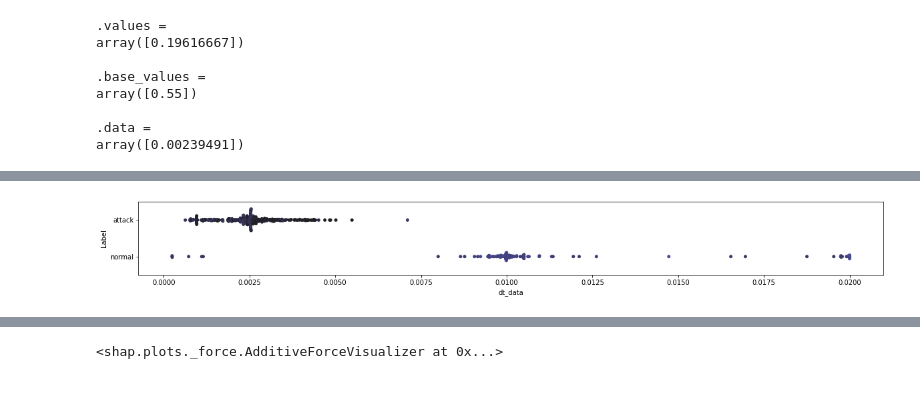
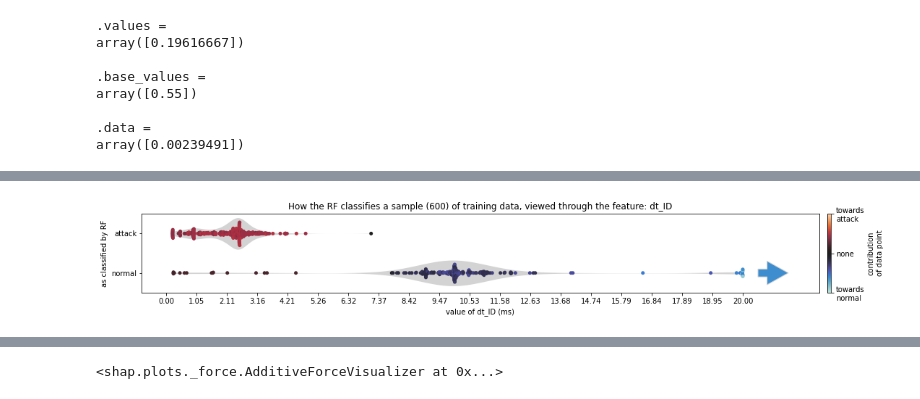
Before and after one commit to hampu5/ml-classify, a Jupyter notebook: ml_classify/rf-book.ipynb, the cells around one changed output, grey strips where cells are left out. Saved outputs shown, nothing was run; the diff lists cells and outputs as text; code cells hidden in the pictures.

Commit message:
The plot colors are working, added arrows

```diff
--- a/ml_classify/rf-book.ipynb
+++ b/ml_classify/rf-book.ipynb
@@ -300,7 +284,9 @@ def plot_test(df_exp: pd.DataFrame, shap_all: shap.Explanation, feature, trim=No
         feature_max = trim[1]
         mask = (df_exp[feature] > trim[0]) & (df_exp[feature] < trim[1])
 
-    # mask &= shap_exp < 0
+    attack_outliers = shap_exp[~mask & (df_exp["Label"] == "attack")]
+    normal_outliers = shap_exp[~mask & (df_exp["Label"] == "normal")]
+
     shap_exp = shap_exp[mask]
     df_exp = df_exp[mask]
 
@@ -308,32 +294,74 @@ def plot_test(df_exp: pd.DataFrame, shap_all: shap.Explanation, feature, trim=No
     # palette = sns.color_palette("plasma", n_colors=600) #sns.light_palette("seagreen", reverse=False,  n_colors=600 )
 
     fig, ax = plt.subplots(figsize=(80, y_squish))
-    # print(shap_exp)
-    # scaler = max(abs(shap_exp.min()), abs(shap_exp.max()))
-    # cvals = shap_exp / scaler
-    cvals = (shap_exp + 1) * shap_all.base_values[0]
-    # cvals = (shap_exp + 1) / 2
-    # print(len(shap_exp))
-    print(len(shap_exp[df_exp["Label"] == "normal"]))
-    # print(len(shap_exp[shap_exp < 0]))
-    print(cvals.min())
-    print(cvals.max())
-    # print(cvals)
-    icefire = cm.get_cmap("icefire")
-    newcmp = LinearSegmentedColormap.from_list('testCmap2', icefire(np.linspace(0, 1, len(shap_exp))))
-    # print(newcmp(0))
-    # plt.imshow([(0,0.5,1)], cmap=newcmp)
-    sns.swarmplot(data=df_exp, x=feature, y="Label",
-        hue=shap_exp, orient="h", palette=newcmp(np.linspace(cvals.min(), cvals.max(), len(shap_exp))), # palette="icefire",
+
+    cmap_name = "icefire"
+    violin_color = "lightgray"
+
+    scaler = max(abs(shap_exp.min()), abs(shap_exp.max()))
+    shap_hues = shap_exp / scaler
+    shap_hues = (shap_hues + 1) * shap_all.base_values[0]
+
+    if attack_outliers.size != 0:
+        attack_outliers /= max(abs(attack_outliers.min()), abs(attack_outliers.max()))
+        attack_outliers = (attack_outliers + 1) * shap_all.base_values[0]
+
+    if normal_outliers.size != 0:
+        normal_outliers /= max(abs(normal_outliers.min()), abs(normal_outliers.max()))
+        normal_outliers = (normal_outliers + 1) * shap_all.base_values[0]
+
+    cmap = sns.color_palette(cmap_name, as_cmap=True)
+    norm = plt.Normalize(vmin=0, vmax=1)
+    palette = {h: cmap(h) for h in shap_hues}
+
+    ax_swarm = sns.swarmplot(data=df_exp, x=feature, y="Label", order=["attack", "normal"],
+        hue=shap_hues, orient="h", palette=palette,
         size=5)
+    ax.legend_.remove()
 
-    # print(ax.collections[0].get_offsets())
+    fig.set_size_inches(20, 2)
+
+
+    sns.violinplot(data=df_exp, x=feature, y="Label", order=["attack", "normal"],
+        orient="h",  showfliers=False, scale="count", bw=0.3, gridsize=1000, linewidth=0, color=violin_color,
+        cut=0, inner=None, ax=ax_swarm)
 
     plt.legend([],[], frameon=False)
 
-    fig.set_size_inches(20, 2)
+    cbar = plt.colorbar(plt.cm.ScalarMappable(cmap=cmap_name), label="contribution\nof data point", location="right", pad=0.01)
+    cbar.set_ticks([0, 0.5, 1])
+    cbar.set_ticklabels(["towards\nnormal", "none", "towards\nattack"])
+
+    plt.title(f"How the RF classifies a sample (600) of training data, viewed through the feature: {feature}")
+    feature = feature + " (ms)" if feature[0:2] == "dt" else feature
+
+    plt.ylabel("as classified by RF")
+    plt.xlabel(f"value of {feature}")
+
+    # plt.xticks(np.append(np.arange(0, feature_max, feature_max / 20), feature_max))
+    plt.xticks(np.linspace(0, feature_max, 20))
+    if scale:
+        plt.gca().get_xaxis().set_major_formatter(FuncFormatter(lambda x, p: format(x*1000, '.2f')))
+    else:
+        plt.gca().get_xaxis().set_major_formatter(FuncFormatter(lambda x, p: format(x, '.2f')))
+
+    s_last = ax.get_xticks()[-2]
+    last = ax.get_xticks()[-1]
+
+    if attack_outliers.size != 0:
+        plt.arrow(last + (last-s_last) * 0.5, 0, last-s_last, 0, facecolor=cmap(attack_outliers.mean()), edgecolor=violin_color,
+            width=0.2, head_length=(last-s_last)*0.7, head_width=0.6,
+            length_includes_head=True)
+    if normal_outliers.size != 0:
+        plt.arrow(last + (last-s_last) * 0.5, 1, last-s_last, 0, facecolor=cmap(normal_outliers.mean()), edgecolor=violin_color,
+            width=0.2, head_length=(last-s_last)*0.7, head_width=0.6,
+            length_includes_head=True)
 
     plt.show()
 
+plot_test(pd.concat([X_train_exp, y_train_exp], axis=1), shap_all, "dt_ID", trim=(0, 0.02), scale=True)
 plot_test(pd.concat([X_train_exp, y_train_exp], axis=1), shap_all, "dt_data", trim=(0, 0.02), scale=True)
+plot_test(pd.concat([X_train_exp, y_train_exp], axis=1), shap_all, "dt", trim=(0, 0.0003), scale=True, y_squish=20)
+plot_test(pd.concat([X_train_exp, y_train_exp], axis=1), shap_all, "dcs", trim=(-1, 0.7), y_squish=25)
+plot_test(pd.concat([X_train_exp, y_train_exp], axis=1), shap_all, "dcs_ID", trim=(0.1, 0.49), y_squish=5)
 # %% [output]
@@ -343 +368 @@ plot_test(pd.concat([X_train_exp, y_train_exp], axis=1), shap_all, "dt_data", tr
-[figure, old version]
+[figure, new version]
```
Also changed, not shown: parts of 5 cells of this notebook, 1 other file.
